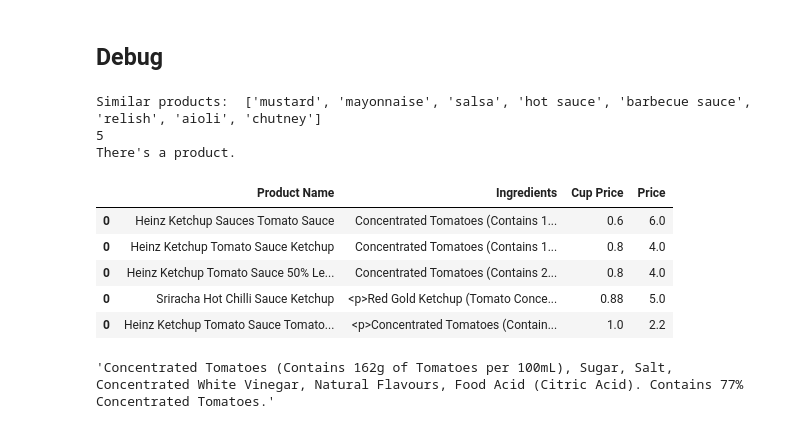
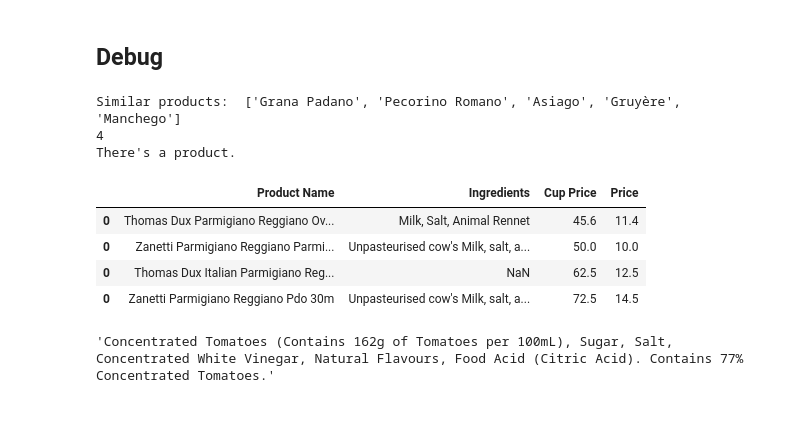
Before and after one commit to Grossarius/Scraper, a Jupyter notebook: Woolies Category.ipynb, the cells around one changed output. Drawn from its saved outputs; the diff is of its cells as text; code cells hidden in the pictures.

```diff
--- a/Woolies Category.ipynb
+++ b/Woolies Category.ipynb
@@ -554,7 +598,7 @@ still_none
 # %% [markdown]
 ## Debug
 # %%
-df = pd.read_excel("Data\Woolies Extracted\Woolies poultry-meat-sea.xlsx")
+df = pd.read_excel("Data\Woolies Extracted\Woolies dairy-eggs-fridge info.xlsx")
 
 # df2 = pd.read_excel("Data\Woolies Extracted\Woolies pantry 2 info.xlsx")
 # df = pd.concat([df, df2], ignore_index=True)
@@ -621,7 +665,7 @@ bad_list = [
     "Xylitol",
 ]
 
-product = "ketchup"
+product = "Parmigiano Reggiano"
 
 product_split = product.split()
 
@@ -691,40 +735,39 @@ for product_name, ingredients, cup_price, price in zip(product_names, ingredient
     emulsifier = 0
     # Count the occurrences of specific ingredients
     gum = sum(ingredient.lower().count("gum") for ingredient in ingredients_list)
     oil = sum(ingredient.lower().count("oil") for ingredient in ingredients_list)
     emulsifier = sum(ingredient.lower().count("emulsifier") for ingredient in ingredients_list)
 
     if gum > 2 or oil > 2 or emulsifier > 2:
         print("Too many")
         clean = False
 
     # If the product is clean, add it to the list
     if clean:
         clean_products_df = pd.concat([clean_products_df, pd.DataFrame({
             'Product Name': [product_name],
             'Ingredients': [ingredients],
             'Cup Price': [cup_price],
             "Price": [price]
         })])
 
 clean_products_df_sorted = clean_products_df.sort_values(by='Cup Price')
 first_row = clean_products_df_sorted.head(1)
 
 if first_row.empty:
     print("Can't find a product.")
 else:
     print("There's a product.")
 clean_products_df_sorted.head()
 # %% [output]
-Similar products:  ['mustard', 'mayonnaise', 'salsa', 'hot sauce', 'barbecue sauce', 'relish', 'aioli', 'chutney']
-5
+Similar products:  ['Grana Padano', 'Pecorino Romano', 'Asiago', 'Gruyère', 'Manchego']
+4
 There's a product.
 |  | Product Name | Ingredients | Cup Price | Price |
-| 0 | Heinz Ketchup Sauces Tomato Sauce | Concentrated Tomatoes (Contains 1... | 0.6 | 6.0 |
-| 0 | Heinz Ketchup Tomato Sauce Ketchup | Concentrated Tomatoes (Contains 1... | 0.8 | 4.0 |
-| 0 | Heinz Ketchup Tomato Sauce 50% Le... | Concentrated Tomatoes (Contains 2... | 0.8 | 4.0 |
-| 0 | Sriracha Hot Chilli Sauce Ketchup | <p>Red Gold Ketchup (Tomato Conce... | 0.88 | 5.0 |
-| 0 | Heinz Ketchup Tomato Sauce Tomato... | <p>Concentrated Tomatoes (Contain... | 1.0 | 2.2 |
+| 0 | Thomas Dux Parmigiano Reggiano Ov... | Milk, Salt, Animal Rennet | 45.6 | 11.4 |
+| 0 | Zanetti Parmigiano Reggiano Parmi... | Unpasteurised cow's Milk, salt, a... | 50.0 | 10.0 |
+| 0 | Thomas Dux Italian Parmigiano Reg... | NaN | 62.5 | 12.5 |
+| 0 | Zanetti Parmigiano Reggiano Pdo 30m | Unpasteurised cow's Milk, salt, a... | 72.5 | 14.5 |
 # %%
 # clean_products_df_sorted.to_excel('clean_products.xlsx', index=False)
 # %%
```
Also changed, not shown: parts of 10 cells of this notebook, 5 other files.
